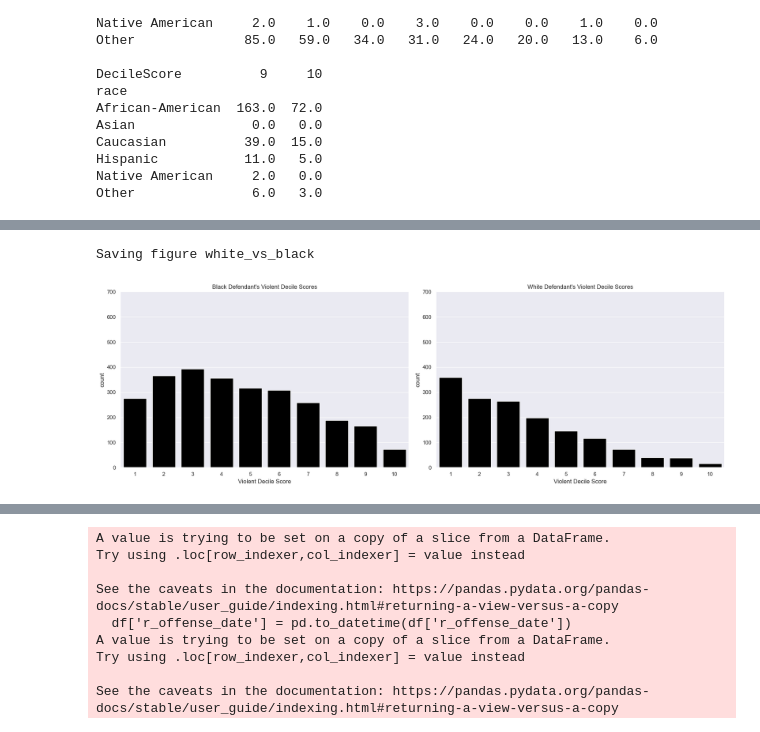
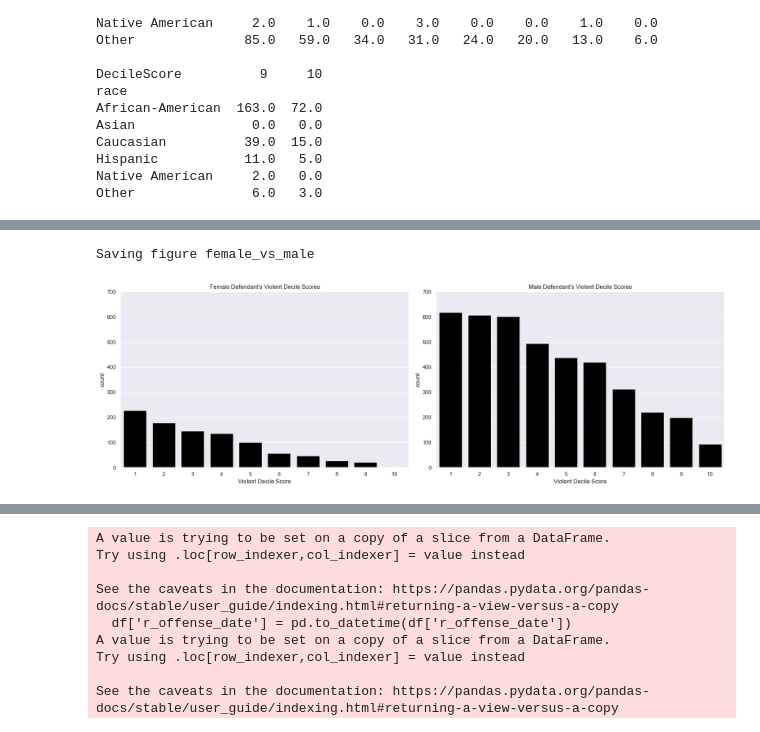
Before and after one commit to kitti2000720/Molnar-Kitti-szakdolgozat, a Jupyter notebook: Szakdolgozat.ipynb, the cells around one changed output, grey strips where cells are left out. Cells and saved outputs as stored; diff of their text form; code cells hidden in the pictures.

```diff
--- a/Szakdolgozat.ipynb
+++ b/Szakdolgozat.ipynb
@@ -189,24 +213,24 @@ def save_fig(fig_id, tight_layout=True, fig_extension="png", resolution=300):
 # %%
 
-df_black = merged_df[merged_df['race'] == "African-American"]
-df_white = merged_df[merged_df['race'] == "Caucasian"]
+df_female = merged_df[merged_df['sex'] == "Female"]
+df_male = merged_df[merged_df['sex'] == "Male"]
 
 
 fig, axes = plt.subplots(ncols=2, figsize=(18, 6))
 
-sns.countplot(data=df_black, x='v_decile_score', ax=axes[0],color='black')
-axes[0].set_title("Black Defendant's Violent Decile Scores")
+sns.countplot(data=df_female, x='v_decile_score', ax=axes[0],color='black')
+axes[0].set_title("Female Defendant's Violent Decile Scores")
 axes[0].set_xlabel("Violent Decile Score")
 axes[0].set_ylim(0, 700)
 
-sns.countplot(data=df_white, x='v_decile_score', ax=axes[1],color='black')
-axes[1].set_title("White Defendant's Violent Decile Scores")
+sns.countplot(data=df_male, x='v_decile_score', ax=axes[1],color='black')
+axes[1].set_title("Male Defendant's Violent Decile Scores")
 axes[1].set_xlabel("Violent Decile Score")
 axes[1].set_ylim(0, 700)
 
 plt.tight_layout()
-save_fig("white_vs_black", tight_layout=True)
+save_fig("female_vs_male", tight_layout=True)
 plt.show()
 # %% [output]
-Saving figure white_vs_black
+Saving figure female_vs_male
-[figure, old version]
+[figure, new version]
```
Also changed, not shown: parts of 84 cells of this notebook, 20 other files.
